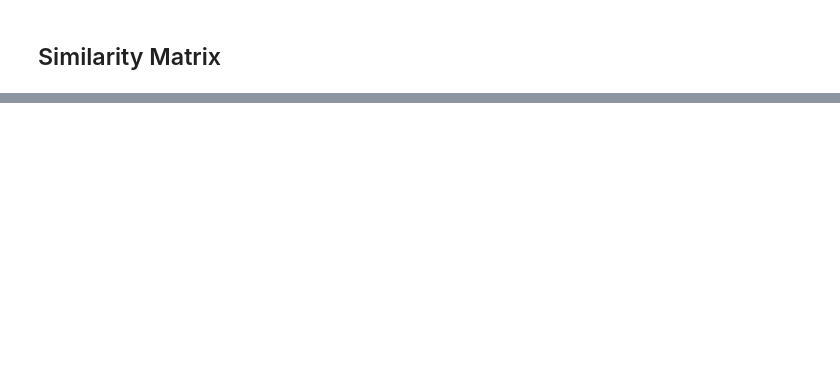
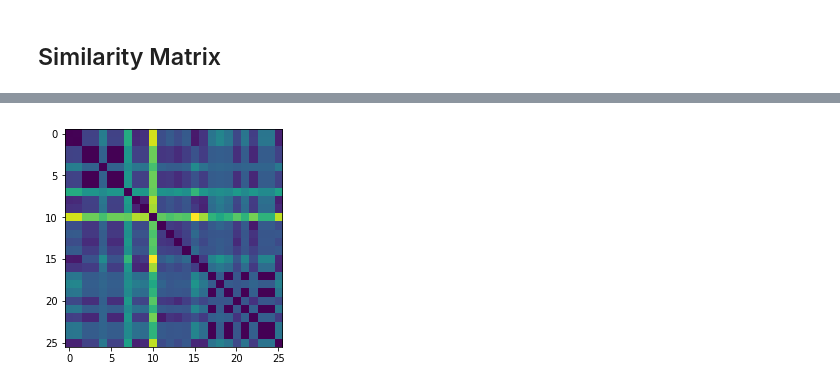
Before and after one commit to eamonpenland/block, a Jupyter notebook: Compiled_Steps_1.ipynb, the cells around one changed output, grey strips where cells are left out. Cells and saved outputs as stored; diff of their text form; code cells hidden in the pictures; blank space fills up the shorter version.

```diff
--- a/Compiled_Steps_1.ipynb
+++ b/Compiled_Steps_1.ipynb
@@ -143,0 +191,20 @@ W1 = affinityMatrix(str1, K, alpha)
+# %%
+# User input
+n_samples  = 26
+n_features =  1
+
+# Prep
+truth = np.empty(n_samples)
+data  = np.empty((n_samples, n_features))
+np.random.seed(42)
+
+# Generate
+for i,mu in enumerate(np.random.choice([0,1,2,3], n_samples, replace=True)):
+    truth[i]  = mu
+    data[i,:] = np.random.normal(loc=mu, scale=1.5, size=n_features)
+
+# Show
+plt.imshow(str2, interpolation='none')
+plt.show()
+# %% [output]
+[figure, added]
```
Also changed, not shown: parts of 14 cells of this notebook.
